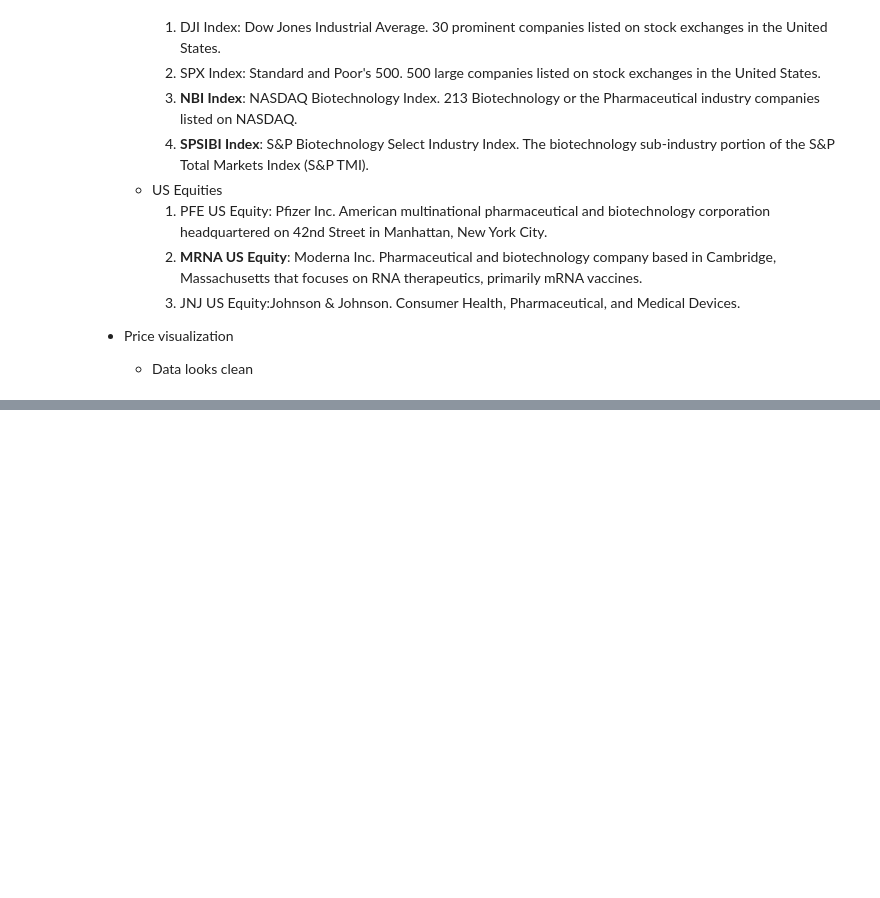
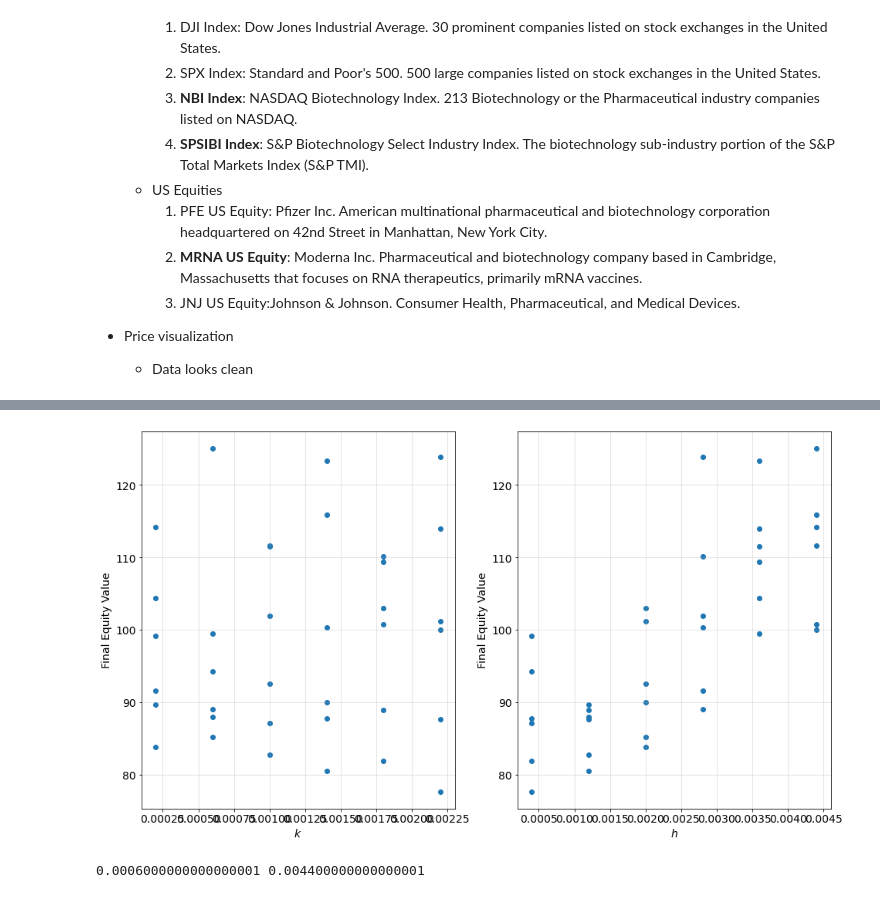
Before and after one commit to type-null/crypto-control, a Jupyter notebook: code/CUSUM4Crypto.ipynb, the cells around one changed output, grey strips where cells are left out. Saved outputs shown, nothing was run; the diff lists cells and outputs as text; code cells hidden in the pictures; blank space fills up the shorter version.

```diff
--- a/code/CUSUM4Crypto.ipynb
+++ b/code/CUSUM4Crypto.ipynb
@@ -257,12 +271,12 @@ df.drawdown.plot()
 
 (k, h) for a coin for return/residual CUSUM chart
 # %%
-def getScore(inputdf, coin='', feature='', method='montgomery',
-             kRange=[0.001, 0.002],
-             hRange=[0.01, 0.02]):
-#              kRange=np.arange(0.0006, 0.02, step=0.0003),
-#              hRange=np.arange(0.001, 0.06, step=0.003)):
-    if feature == "residualFeature":
+def getScore(inputdf, coin='', feature='', method='montgomery', fee=0.5/100,
+             kRange=np.arange(0.0002, 0.0023, step=0.0004),#6
+             hRange=np.arange(0.0002, 0.0023, step=0.0004)):
+#              kRange=np.arange(0.02, 0.23, step=0.04),
+#              hRange=np.arange(0.2, 2.3, step=0.4)):
+#     if feature == "residualFeature":
         df = (inputdf
               .pipe(applyARIMA, coin)
               .pipe(calculateResidualFeature))
@@ -279,7 +293,7 @@ def getScore(inputdf, coin='', feature='', method='montgomery',
 
     for k in kRange:
         for h in hRange:
-            trades = createTradeSignal(df, k, h, feature=feature, method=method)
+            trades = createTradeSignal(df, k=k, h=h, feature=feature, method=method, fee=fee)
             kh = (outputdf.loc[:, 'k']==k) & (outputdf.loc[:, 'h']==h)
             outputdf.loc[kh, 'finalEquity'] = trades.equity[-1]
 
@@ -287,2 +302,0 @@ def getScore(inputdf, coin='', feature='', method='montgomery',
-# %%
-df = getScore(traindf, coin='BTC', feature='return')
@@ -293,5 +303,14 @@ df.head()
 # %%
-plt.plot(df.loc[:,'k'], df.loc[:,'finalEquity'], label='k')
-plt.plot(df.loc[:,'h'], df.loc[:,'finalEquity'], label='h')
-plt.legend(loc='best')
-plt.show()
+def plotScore(df):
+
+    plt.subplot(1,2,1)
+    plt.scatter(df.loc[:,'k'], df.loc[:,'finalEquity'], label='k')
+    plt.ylabel("Final Equity Value")
+    plt.xlabel("$k$")
+    plt.grid(alpha=0.4)
+    plt.subplot(1,2,2)
+    plt.scatter(df.loc[:,'h'], df.loc[:,'finalEquity'], label='h')
+    plt.ylabel("Final Equity Value")
+    plt.xlabel("$h$")
+    plt.grid(alpha=0.4)
+    plt.show()
@@ -413,0 +427,2 @@ df = (traindf
+# %%
+returnCusumScoreNoFee = getScore(traindf, coin=coin, feature='return', fee=0)
@@ -413,0 +438,10 @@ df = (traindf
+# %%
+plotScore(returnCusumScoreNoFee)
+# %% [output]
+[figure, added]
+# %%
+k = returnCusumScoreNoFee.iloc[0].k
+h = returnCusumScoreNoFee.iloc[0].h
+print(k, h)
+# %% [output]
+0.0006000000000000001 0.004400000000000001
```
Also changed, not shown: parts of 102 cells of this notebook, 6 other files.
